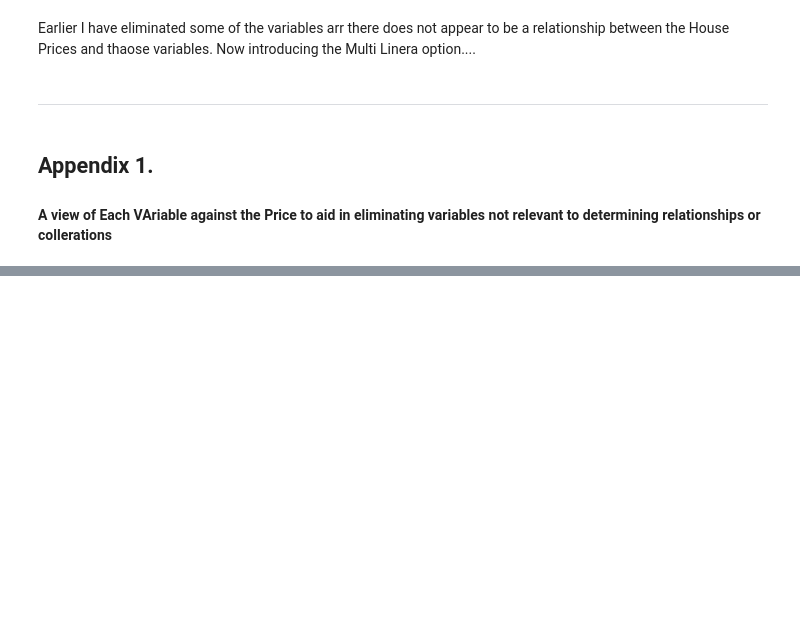
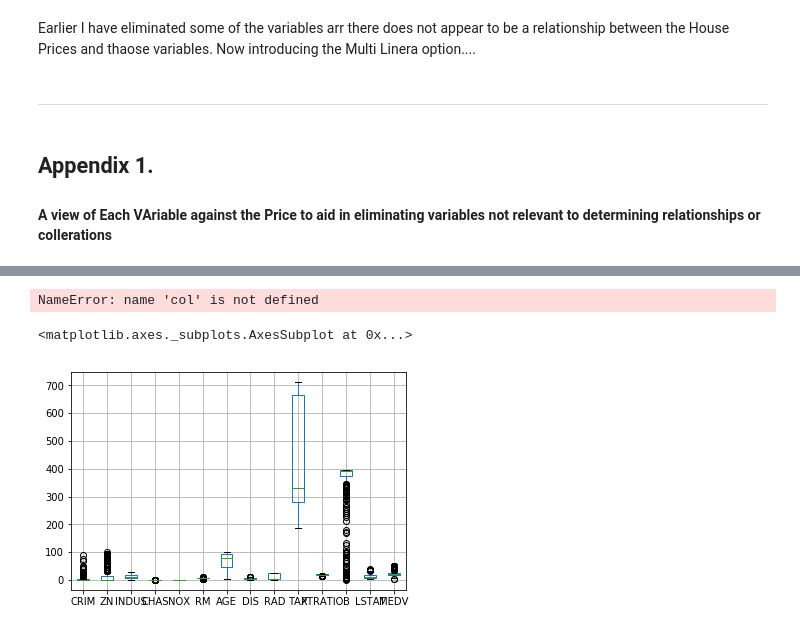
Before and after one commit to JohnONeillGMIT/MLandStatistics, a Jupyter notebook: Boston House Prices.ipynb, the cells around one changed output, grey strips where cells are left out. Cells and saved outputs as stored; diff of their text form; code cells hidden in the pictures; blank space fills up the shorter version.

```diff
--- a/Boston House Prices.ipynb
+++ b/Boston House Prices.ipynb
@@ -347,0 +344,9 @@ sns.factorplot(x="CHAS",y="MEDV",data=df)
+# %%
+sns.boxplot(df[], color=random.choice(colors), orient="v")
+# %% [output]
+NameError: name 'col' is not defined
+# %%
+df.boxplot()
+# %% [output]
+<matplotlib.axes._subplots.AxesSubplot at 0x...>
+[figure, added]
```
Also changed, not shown: parts of 26 cells of this notebook.
